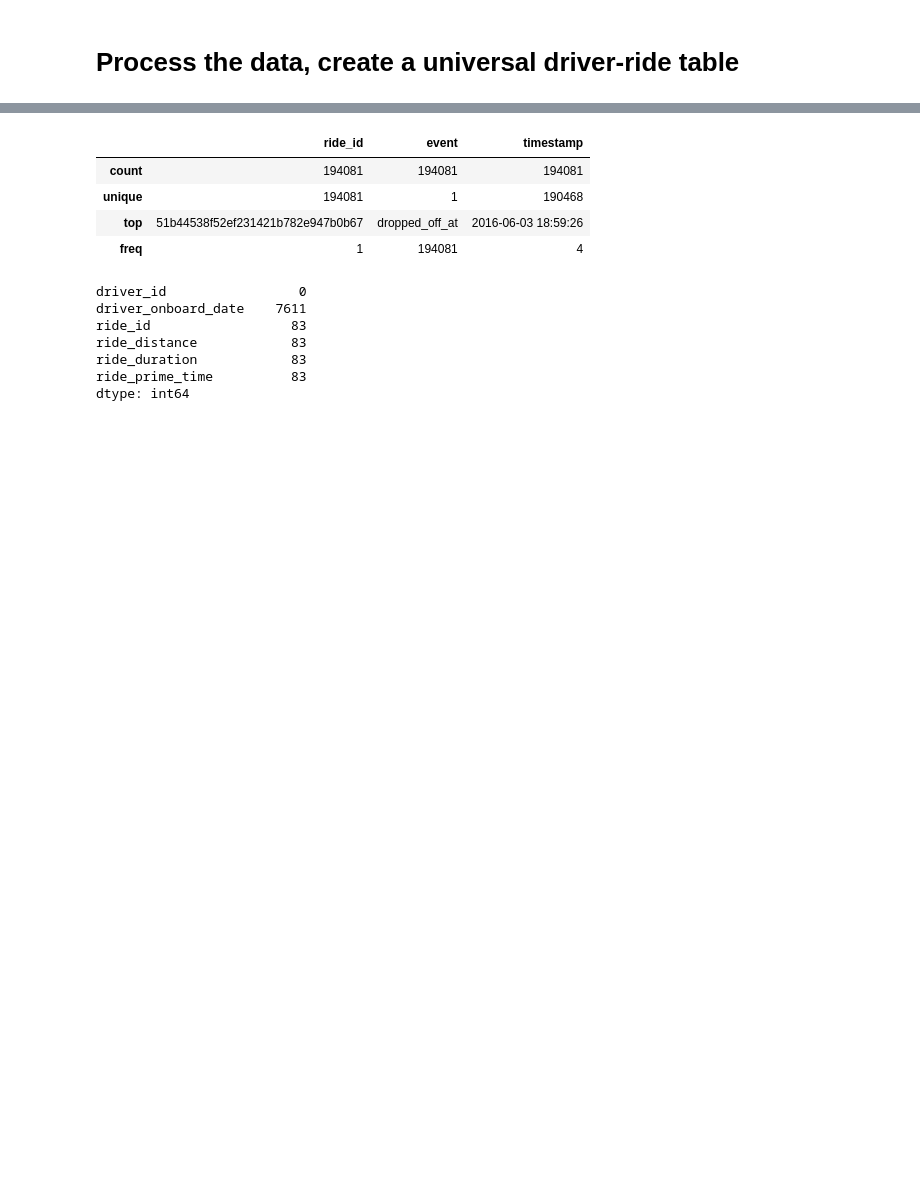
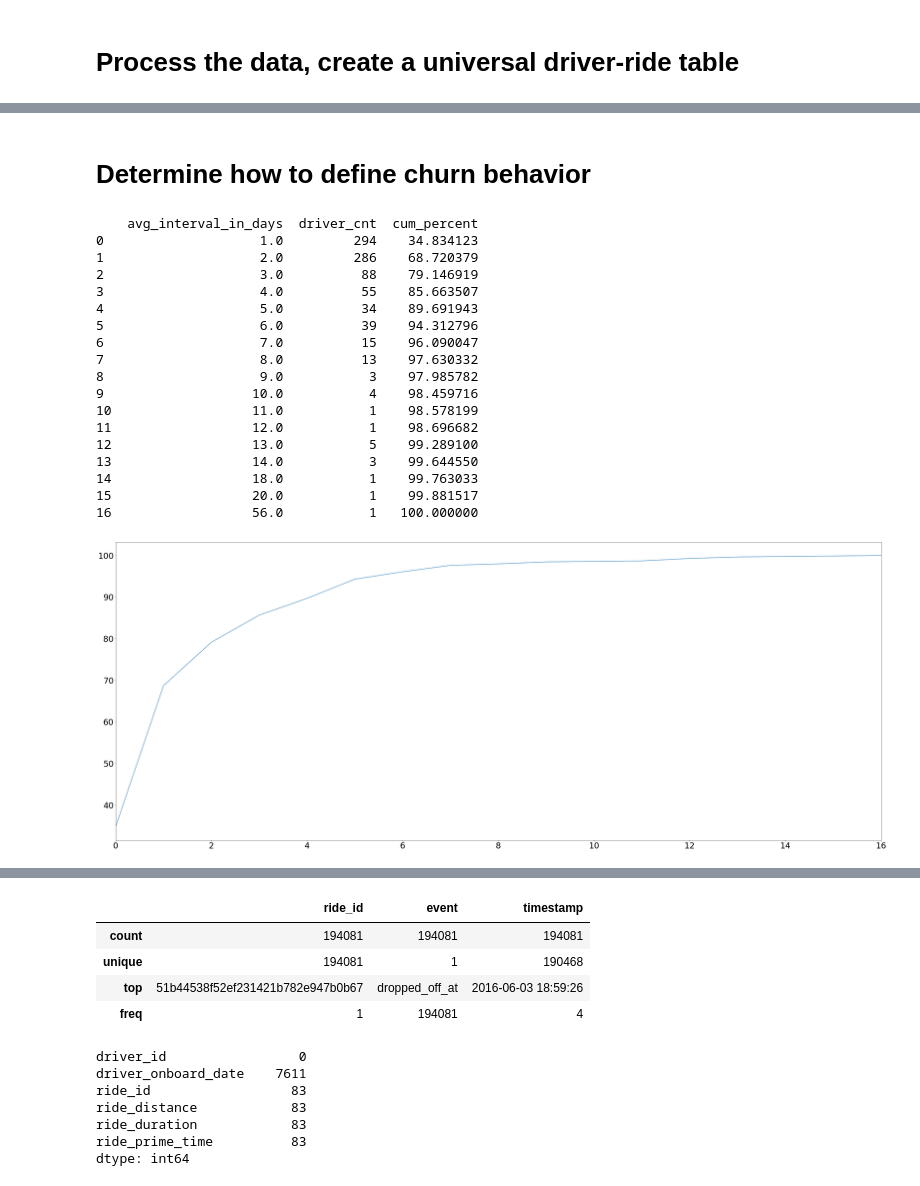
Before and after one commit to slu2009/data_work, a Jupyter notebook: Lyft Data Assignment.ipynb, the cells around one changed output, grey strips where cells are left out. Drawn from its saved outputs; the diff is of its cells as text; code cells hidden in the pictures; blank space fills up the shorter version.

```diff
--- a/Lyft Data Assignment.ipynb
+++ b/Lyft Data Assignment.ipynb
@@ -146,6 +146,7 @@ ride_event.describe()
 ride_event['accpt_to_arrive'] = (ride_event['arrived_at']-ride_event['accepted_at']).astype('timedelta64[s]')
 time_diff_mean = ride_event['accpt_to_arrive'].median()
 ride_event.loc['72f0fa0bd86800e9da5c4dced32c8735','arrived_at']=ride_event.loc['72f0fa0bd86800e9da5c4dced32c8735','accepted_at'] + datetime.timedelta(0,time_diff_mean)
+ride_event.loc['72f0fa0bd86800e9da5c4dced32c8735','accpt_to_arrive']=time_diff_mean
 
 ride_event.loc['72f0fa0bd86800e9da5c4dced32c8735']
 # %% [output]
@@ -232,2 +223,10 @@ ride_id
 # %% [markdown]
 # Process the data, create a universal driver-ride table
+# %%
+#merge ride data with ride event data
+#I chose inner join here b/c we need the complete data of a ride, if the ride only has event info
+#but no duration/distince info, it cannot associate with the according drider id
+# if the ride only has duration/distance info but no event info, we cannot tell when the ride happened
+#thus it won't be possible to calculate driver's life time
+ride_event.reset_index(inplace=True)
+all_rides = pd.merge(ride,ride_event,how='inner', left_on='ride_id', right_on='ride_id')
@@ -233,0 +235,10 @@ ride_id
+# %%
+#merge all rides data with driver data
+#I chose outer join here since we need to keep the drivers even though they don't have rides, it's very likely that
+#then just signed up but never drove with Lyft, on the other hand I decided to keep the rides that cannot find driver
+#id in driver table, the only missing information here is the onboard date, and there are only 7 drivers fall in this
+#case, we can impute it with mean value later
+driver_ride = all_rides = pd.merge(driver,all_rides,how='outer', left_on='driver_id', right_on='driver_id')
+
+#find how many drivers that has rides data but cannot find onboard date
+driver_ride[driver_ride['driver_onboard_date'].isnull()].nunique()
@@ -233,0 +263,60 @@ ride_id
+# %% [markdown]
+# Determine how to define churn behavior
+# %%
+#Because driver's lifetime is defined as the time period they continue driving with Lyft before churning out,
+#at first we need to understand how we define a driver has churned, the question I'm trying to answer here is after
+#observing how many days a driver has been inactive, we can confidently say this driver is highly likely churned
+
+#Methodoloy:
+#Take observation of the time intervals between driver's active days with Lyft (active day defined as they have at
+#least one ride on a given day), this represents the frequency of an active driver's replationship with Lyft.
+#From the below data, you will find >95% of the active drivers wouldn't stay inactive more than 7 consecutive days,
+#so we can assume that any driver hasn't been driving with Lfyt for more than 7 days should be considered as churned
+
+#Prepare the data
+ride_interval = pd.DataFrame()
+ride_interval['driver_id'] = driver_ride['driver_id']
+ride_interval['ride_dt'] = driver_ride['accepted_at'].dt.date
+
+ride_interval.drop_duplicates(inplace=True)
+ride_interval.sort_values(by=['driver_id','ride_dt'], ascending=True, inplace=True)
+
+#calculate the average of consecutive inactive days for each active driver
+ride_interval['ride_dt_lag'] = ride_interval.groupby(['driver_id'])['ride_dt'].shift(1)
+ride_interval['ride_time_interval'] = ride_interval['ride_dt']-ride_interval['ride_dt_lag']
+ride_interval.fillna(datetime.timedelta(0,0),inplace=True)
+ride_interval['ride_time_interval']= (ride_interval['ride_time_interval']/np.timedelta64(1, 'D')).astype(int)
+ride_interval.replace(0,np.nan, inplace=True)
+
+
+driver_interval_max = ride_interval.groupby(['driver_id']).max().reset_index().dropna()
+driver_interval_max['interval_bin'] = driver_interval_max['ride_time_interval'].round()
+#Plot the distribution of time inverval between active rides
+driver_max_interval_dist=pd.DataFrame()
+driver_max_interval_dist[['max_interval_in_days','driver_cnt']] = driver_interval_max.groupby(['interval_bin']).count().reset_index()[['interval_bin','driver_id']]
+driver_max_interval_dist['cum_percent'] = driver_max_interval_dist['driver_cnt'].cumsum()/driver_time_interval_dist['driver_cnt'].sum()*100.0
+driver_max_interval_dist
+
+print(driver_max_interval_dist)
+driver_max_interval_dist['cum_percent'].plot(kind='line')
+plt.show()
+# %% [output]
+    avg_interval_in_days  driver_cnt  cum_percent
+0                    1.0         294    34.834123
+1                    2.0         286    68.720379
+2                    3.0          88    79.146919
+3                    4.0          55    85.663507
+4                    5.0          34    89.691943
+5                    6.0          39    94.312796
+6                    7.0          15    96.090047
+7                    8.0          13    97.630332
+8                    9.0           3    97.985782
+9                   10.0           4    98.459716
+10                  11.0           1    98.578199
+11                  12.0           1    98.696682
+12                  13.0           5    99.289100
+13                  14.0           3    99.644550
+14                  18.0           1    99.763033
+15                  20.0           1    99.881517
+16                  56.0           1   100.000000
+[figure, added]
```
Also changed, not shown: parts of 9 cells of this notebook.
